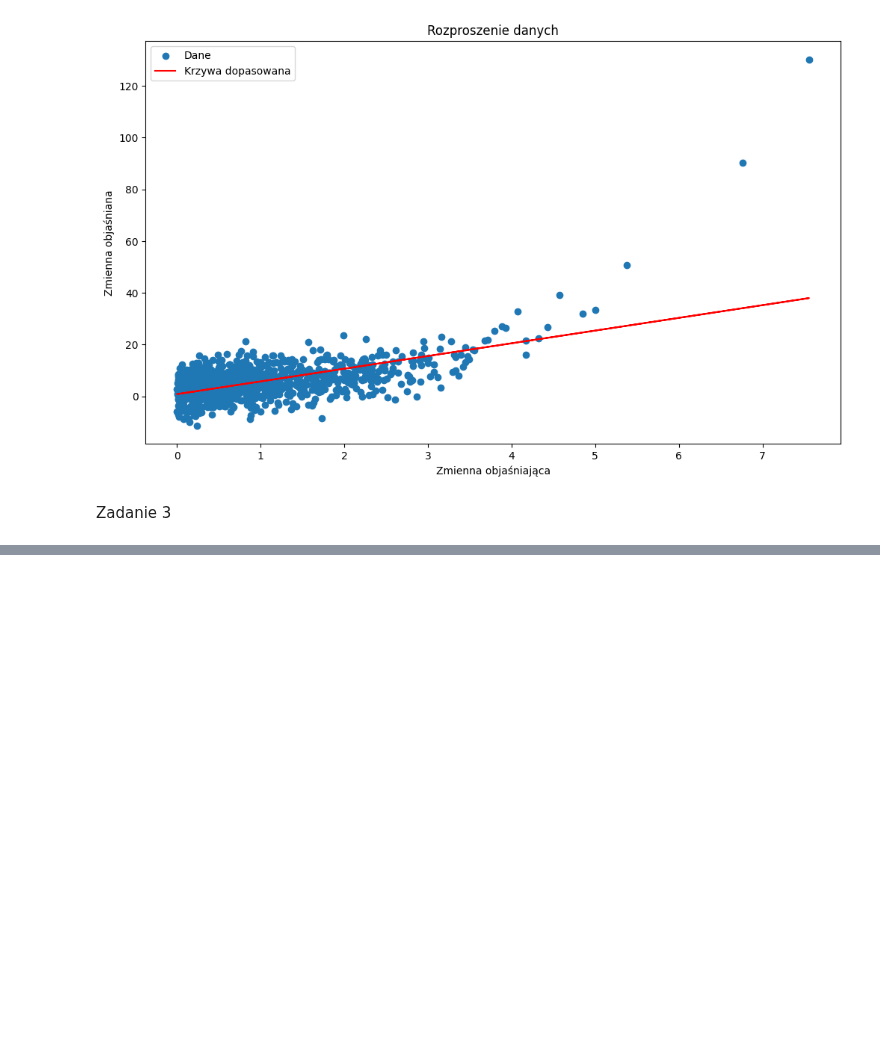
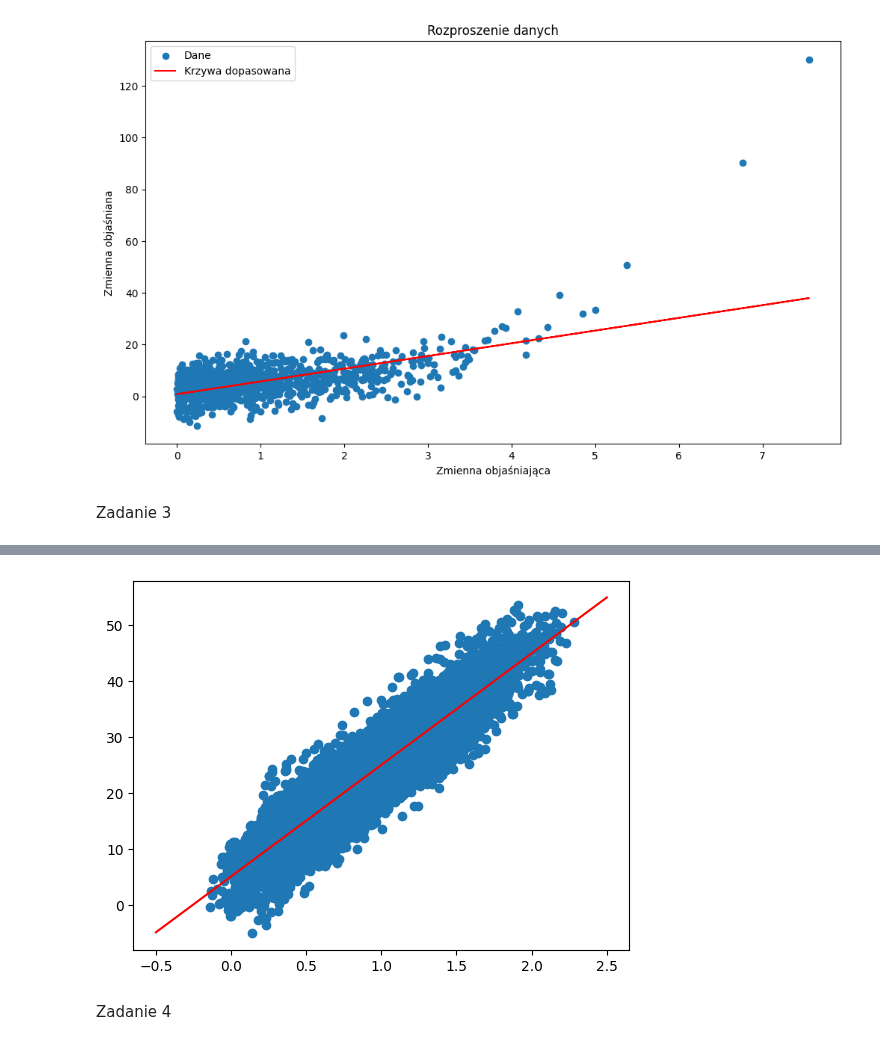
Before and after one commit to rafglo/Computer-Analysis-of-Time-Series, a Jupyter notebook: lista1.ipynb, the cells around one changed output, grey strips where cells are left out. Drawn from its saved outputs; the diff is of its cells as text; code cells hidden in the pictures; blank space fills up the shorter version.

```diff
--- a/lista1.ipynb
+++ b/lista1.ipynb
@@ -31,0 +65,8 @@ Zadanie 3
+# %%
+plt.scatter(dane2_wygladzone, dane3_wygladzone)
+plt.plot(xs2, b11*xs2 + b01, color="r")
+plt.show()
+# %% [output]
+[figure, added]
+# %% [markdown]
+Zadanie 4
```
Also changed, not shown: parts of 37 cells of this notebook, 2 other files.
